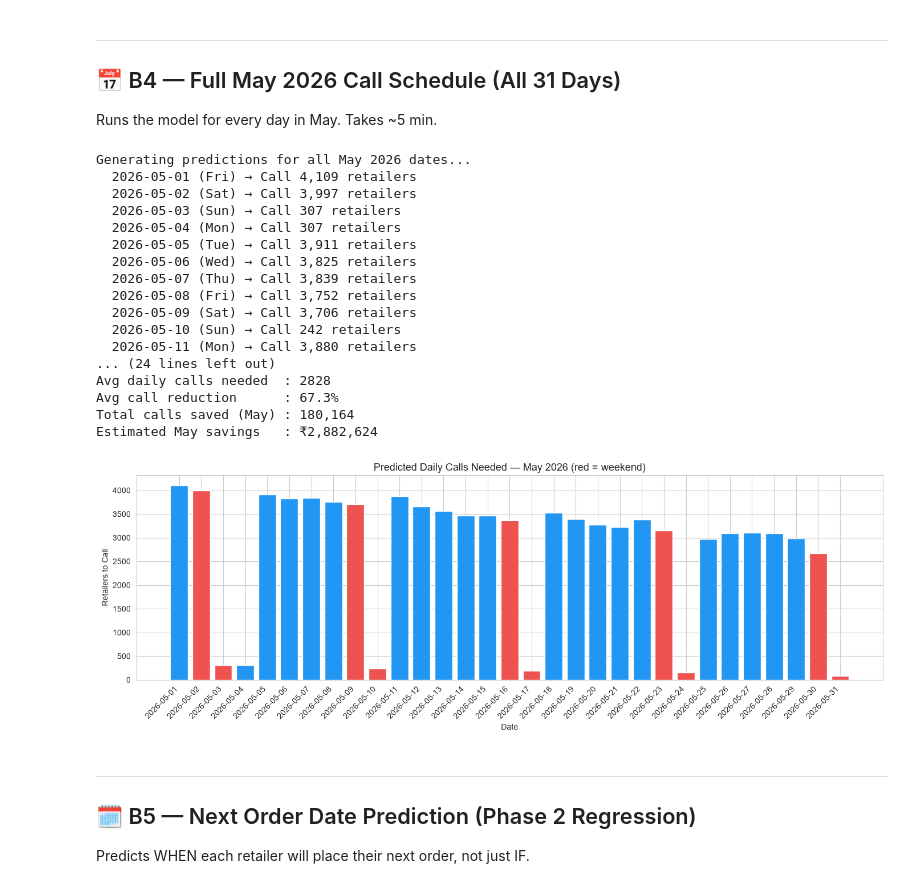
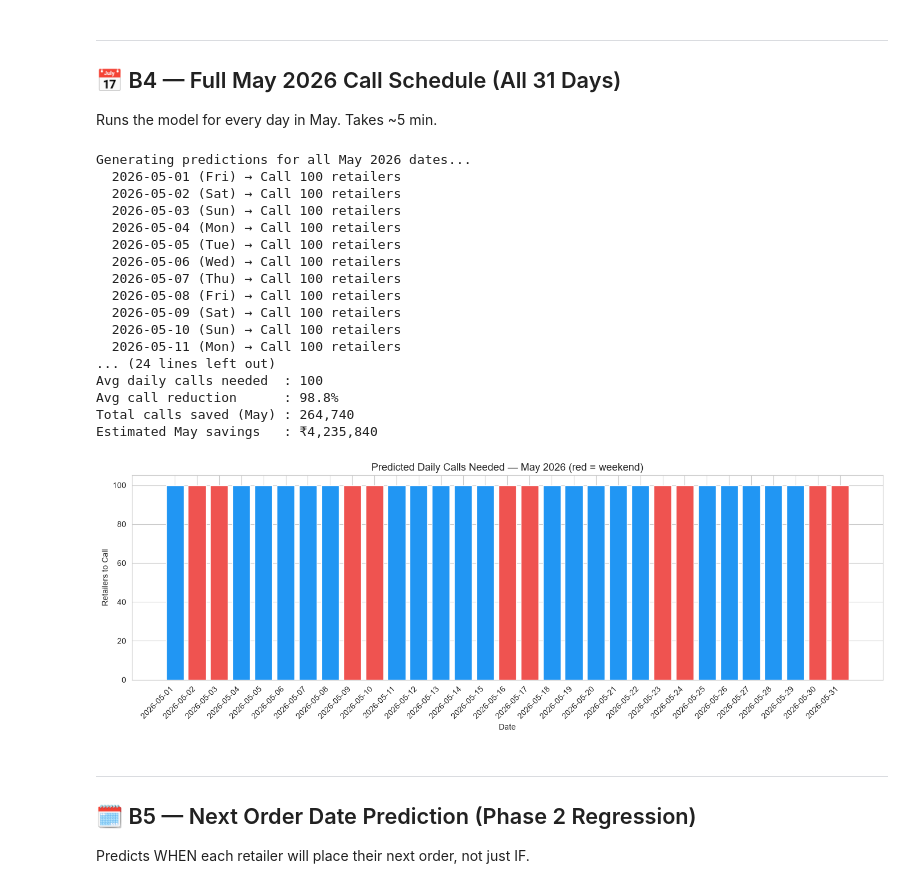
Before and after one commit to rizzit17/O2R-Order-prediction, a Jupyter notebook: notebooks/NotebookB_Predict.ipynb, the cells around one changed output. Cells and saved outputs as stored; diff of their text form; code cells hidden in the pictures.

Commit message:
Call crm

```diff
--- a/notebooks/NotebookB_Predict.ipynb
+++ b/notebooks/NotebookB_Predict.ipynb
@@ -47,13 +47,13 @@ os.makedirs(OUTPUTS_DIR, exist_ok=True)
 
 # ── SET YOUR TARGET DATE (any May 2026 date) ──────────────────────────────────
 TARGET_DATE = '2026-05-15'   # ← change this to any date in May
-THRESHOLD   = 0.4            # ← probability cutoff to flag a retailer for calling
+TOP_K = 100            # ← dynamic top-k ranking
 # ─────────────────────────────────────────────────────────────────────────────
 
 print('✅ Setup complete.')
 print(f'   Base folder  : {BASE}')
 print(f'   Target date  : {TARGET_DATE}')
-print(f'   Threshold    : {int(THRESHOLD*100)}%  (retailers above this will be flagged to call)')
+print(f'   Top-K        : {TOP_K}  (top-k retailers will be flagged to call)')
 # %% [output]
 ✅ Setup complete.
    Base folder  : C:\Users\Rishit\Desktop\O2R-Order-prediction
@@ -68,6 +68,13 @@ with open(MODEL_PATH, 'rb') as f:
     saved = pickle.load(f)
 model        = saved['model']
 FEATURE_COLS = saved['feature_cols']
+
+# Check if CatBoost model exists (if it outperformed XGBoost)
+CAT_MODEL_PATH = os.path.join(BASE, 'models', 'catboost_order_model.pkl')
+if os.path.exists(CAT_MODEL_PATH):
+    print('\n🏆 CatBoost model found! Overriding XGBoost model.')
+    with open(CAT_MODEL_PATH, 'rb') as f_cat:
+        model = pickle.load(f_cat)
 
 # Load encoders
 with open(ENCODER_PATH, 'rb') as f:
@@ -157,7 +164,7 @@ def build_features_for_date(orders, profile, encoders, target_date):
 
     # Assemble
     f = (
-        profile[['customerId','hubName','shopType','retailerType','tenure_days']]
+        profile[['customerId','hubName','shopType','retailerType','first_order','favorite_order_hour','best_time_to_call']]
         .merge(last_ord[['customerId','last_order_date','days_since_last_order']], on='customerId', how='left')
         .merge(cnt(3),    on='customerId', how='left')
         .merge(cnt(7),    on='customerId', how='left')
@@ -174,9 +181,14 @@ def build_features_for_date(orders, profile, encoders, target_date):
         'orders_last_7_days':0, 'orders_last_14_days':0, 'orders_last_30_days':0,
         'total_orders_so_far':0, 'avg_gap_between_orders':30,
         'std_gap_between_orders':0, 'median_gap':30,
-        'app_order_ratio':0.5, 'tenure_days':0
+        'app_order_ratio':0.5, 'tenure_days':0, 'favorite_order_hour':0
     }
     f = f.fillna(fill)
+    f['best_time_to_call'] = f['best_time_to_call'].fillna('Unknown')
+    f['tenure_days'] = (target_date - pd.to_datetime(f['first_order'])).dt.days
+    f['tenure_days'] = f['tenure_days'].clip(lower=0).fillna(0)
+    f['momentum_7_30'] = f['orders_last_7_days'] / (f['orders_last_30_days'] + 1)
+    f['momentum_14_30'] = f['orders_last_14_days'] / (f['orders_last_30_days'] + 1)
 
     # Derived features
     f['days_overdue']     = (f['days_since_last_order'] - f['avg_gap_between_orders']).clip(lower=0)
@@ -311,7 +326,7 @@ for date in may_dates:
     f     = build_features_for_date(orders, retailer_profile, label_encoders, date)
     X     = np.nan_to_num(f[FEATURE_COLS].values, nan=0.0)
     probs = model.predict_proba(X)[:, 1]
-    calls = int((probs >= THRESHOLD).sum())
+    calls = min(TOP_K, len(probs))
     may_summary.append({
         'date'          : date.date(),
         'day'           : date.strftime('%A'),
@@ -320,49 +335,49 @@ for date in may_dates:
         'call_reduction': round((1 - calls/len(f))*100, 1)
     })
     print(f'  {date.date()} ({date.strftime("%a")}) → Call {calls:,} retailers')
 
 may_df    = pd.DataFrame(may_summary)
 sched_path = os.path.join(OUTPUTS_DIR, 'may_2026_call_schedule.csv')
 may_df.to_csv(sched_path, index=False)
 
 print(f'\n✅ Full May schedule saved → {sched_path}')
 print(f'\n=== MAY 2026 SUMMARY ===')
 print(f'Avg daily calls needed  : {may_df["calls_needed"].mean():.0f}')
 print(f'Avg call reduction      : {may_df["call_reduction"].mean():.1f}%')
 
 total_saved = may_df['skipped'].sum()
 cost_saved  = total_saved * COST_PER_MIN * AVG_CALL_MINS
 print(f'Total calls saved (May) : {total_saved:,}')
 print(f'Estimated May savings   : ₹{cost_saved:,}')
 
 # Plot
 plt.figure(figsize=(14,5))
 bar_colors = ['#ef5350' if d == 'Saturday' or d == 'Sunday' else '#2196F3'
               for d in may_df['day']]
 plt.bar(may_df['date'].astype(str), may_df['calls_needed'], color=bar_colors)
 plt.title('Predicted Daily Calls Needed — May 2026 (red = weekend)', fontsize=13)
 plt.xlabel('Date'); plt.ylabel('Retailers to Call')
 plt.xticks(rotation=45, ha='right')
 plt.tight_layout(); plt.show()
 # %% [output]
 Generating predictions for all May 2026 dates...
-  2026-05-01 (Fri) → Call 4,109 retailers
-  2026-05-02 (Sat) → Call 3,997 retailers
-  2026-05-03 (Sun) → Call 307 retailers
-  2026-05-04 (Mon) → Call 307 retailers
-  2026-05-05 (Tue) → Call 3,911 retailers
-  2026-05-06 (Wed) → Call 3,825 retailers
-  2026-05-07 (Thu) → Call 3,839 retailers
-  2026-05-08 (Fri) → Call 3,752 retailers
-  2026-05-09 (Sat) → Call 3,706 retailers
-  2026-05-10 (Sun) → Call 242 retailers
-  2026-05-11 (Mon) → Call 3,880 retailers
+  2026-05-01 (Fri) → Call 100 retailers
+  2026-05-02 (Sat) → Call 100 retailers
+  2026-05-03 (Sun) → Call 100 retailers
+  2026-05-04 (Mon) → Call 100 retailers
+  2026-05-05 (Tue) → Call 100 retailers
+  2026-05-06 (Wed) → Call 100 retailers
+  2026-05-07 (Thu) → Call 100 retailers
+  2026-05-08 (Fri) → Call 100 retailers
+  2026-05-09 (Sat) → Call 100 retailers
+  2026-05-10 (Sun) → Call 100 retailers
+  2026-05-11 (Mon) → Call 100 retailers
 ... (24 lines left out)
-Avg daily calls needed  : 2828
-Avg call reduction      : 67.3%
-Total calls saved (May) : 180,164
-Estimated May savings   : ₹2,882,624
+Avg daily calls needed  : 100
+Avg call reduction      : 98.8%
+Total calls saved (May) : 264,740
+Estimated May savings   : ₹4,235,840
-[figure, old version]
+[figure, new version]
 # %% [markdown]
 ---
 ## 🗓️ B5 — Next Order Date Prediction (Phase 2 Regression)
```
Also changed, not shown: parts of 8 cells of this notebook, 10 other files.
